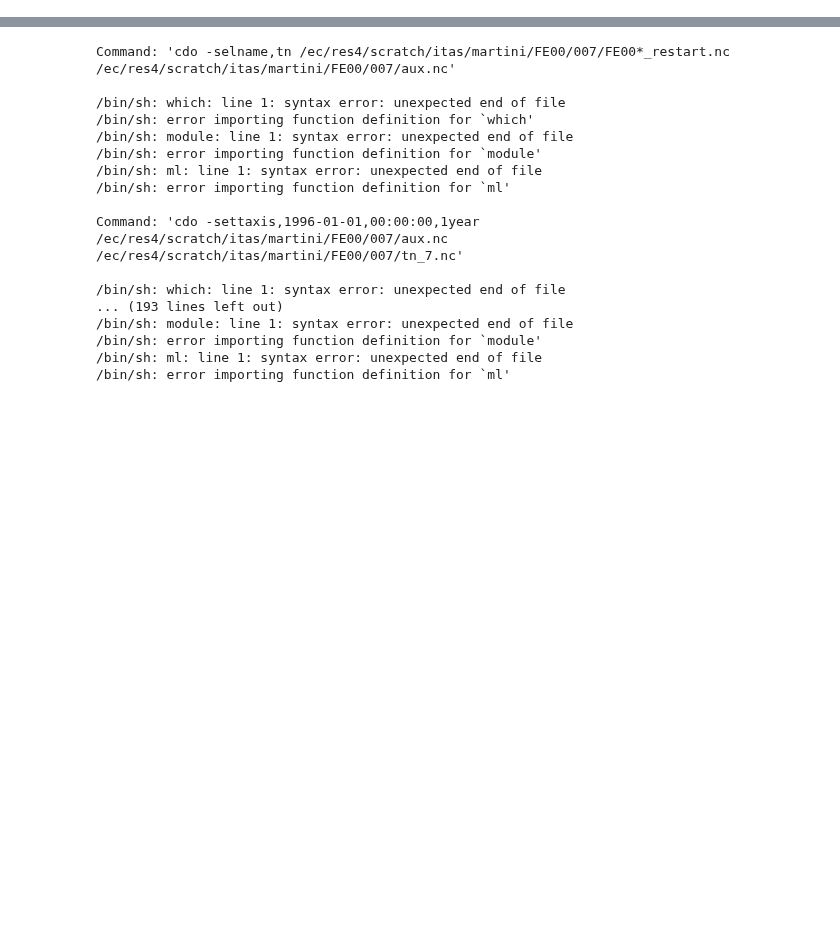
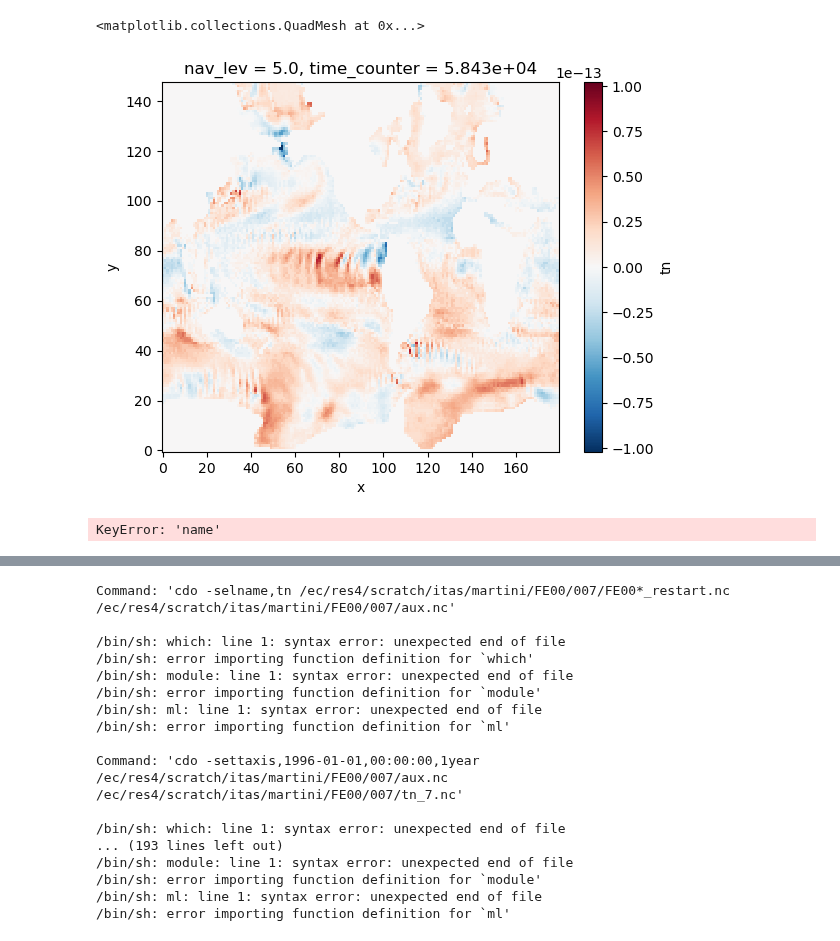
Before and after one commit to asozza/stece, a Jupyter notebook: osprey/notebooks/test_EOF_restart.ipynb, the cells around one changed output, grey strips where cells are left out. Cells and saved outputs as stored; diff of their text form; code cells hidden in the pictures; blank space fills up the shorter version.

Commit message:
update on forecast_eof_restart (fix on dims and xf)

```diff
--- a/osprey/notebooks/test_EOF_restart.ipynb
+++ b/osprey/notebooks/test_EOF_restart.ipynb
@@ -26,5 +27,5 @@ endyear = get_year(endleg)
 window = endyear - startyear + 1
 dirs = folders(expname)
 # %%
-data = forecaster_EOF_restart(expname, endleg, yearspan, yearleap)
+data = forecaster_EOF_restart(expname, endleg, yearspan, yearleap, reco=False)
 # %% [output]
@@ -47,0 +70,2 @@ Command: 'cdo -settaxis,1996-01-01,00:00:00,1year /ec/res4/scratch/itas/martini/
+# %%
+rdata = reader_rebuilt(expname, endleg, endleg)
@@ -47,0 +74,12 @@ Command: 'cdo -settaxis,1996-01-01,00:00:00,1year /ec/res4/scratch/itas/martini/
+# %%
+delta = data['tn'].isel(time_counter=0,nav_lev=0)-rdata['tn'].isel(time_counter=0,nav_lev=0)
+delta.plot()
+# %% [output]
+<matplotlib.collections.QuadMesh at 0x...>
+[figure, added]
+# %%
+xdata = data.swap_dims({'nav_lev': 'z'})
+ave1 = spacemean(xdata, 'tn', '3D')
+ave1
+# %% [output]
+KeyError: 'name'
```
Also changed, not shown: parts of 21 cells of this notebook, 2 other files.
